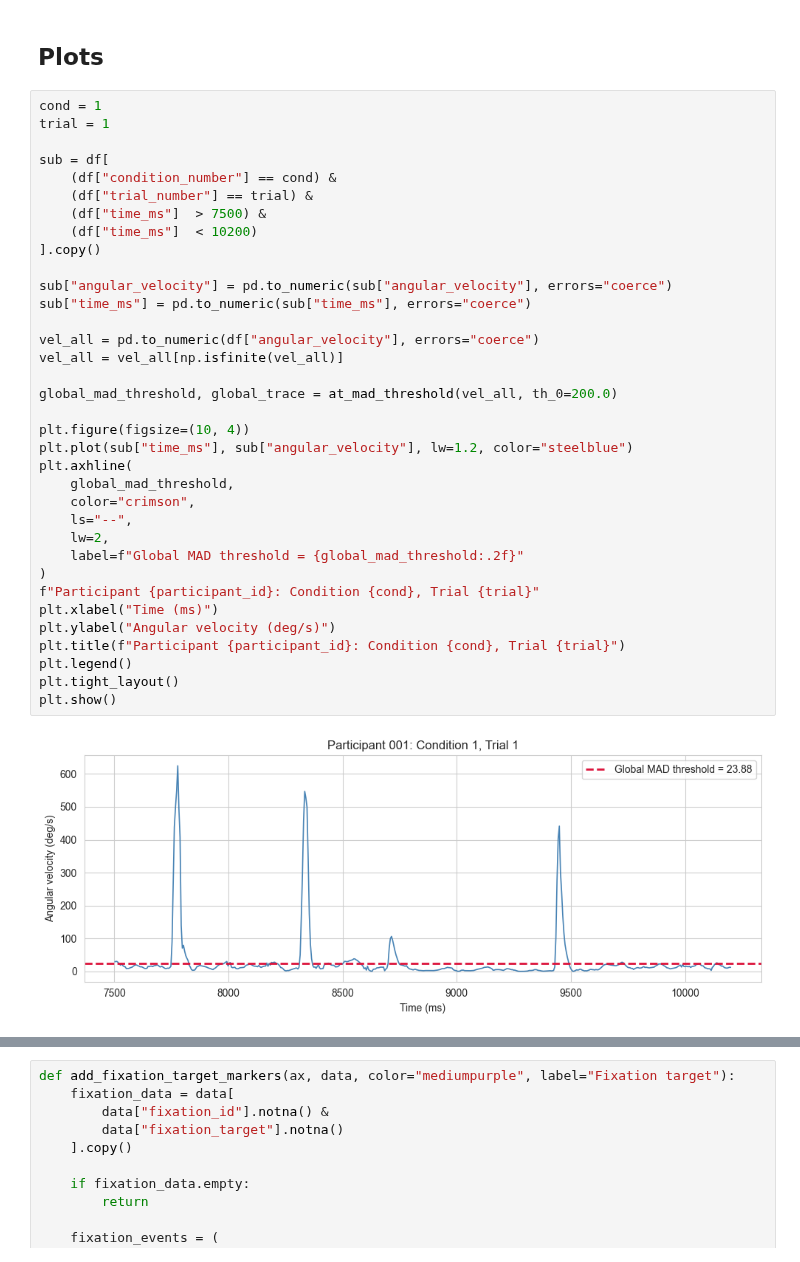
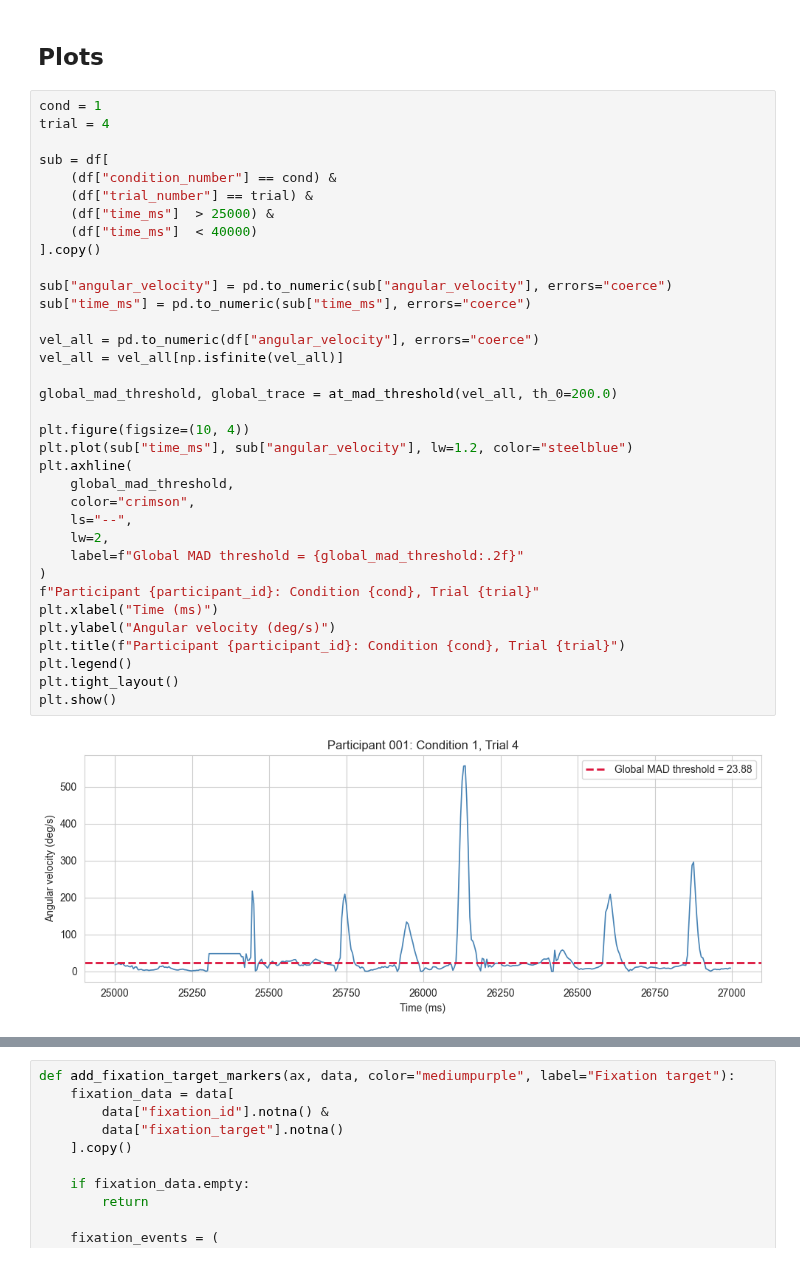
Before and after one commit to JohnMadrid/lego-vr-analysis, a Jupyter notebook: eye-classification/notebooks/lego_analysis.ipynb, the cells around one changed output, grey strips where cells are left out. Cells and saved outputs as stored; diff of their text form.

```diff
--- a/eye-classification/notebooks/lego_analysis.ipynb
+++ b/eye-classification/notebooks/lego_analysis.ipynb
@@ -1539,38 +2502,38 @@ plt.show()
 ## Plots
 # %%
 cond = 1
-trial = 1
+trial = 4
 
 sub = df[
     (df["condition_number"] == cond) &
     (df["trial_number"] == trial) &
-    (df["time_ms"]  > 7500) &
-    (df["time_ms"]  < 10200)
+    (df["time_ms"]  > 25000) &
+    (df["time_ms"]  < 40000)
 ].copy()
 
 sub["angular_velocity"] = pd.to_numeric(sub["angular_velocity"], errors="coerce")
 sub["time_ms"] = pd.to_numeric(sub["time_ms"], errors="coerce")
 
 vel_all = pd.to_numeric(df["angular_velocity"], errors="coerce")
 vel_all = vel_all[np.isfinite(vel_all)]
 
 global_mad_threshold, global_trace = at_mad_threshold(vel_all, th_0=200.0)
 
 plt.figure(figsize=(10, 4))
 plt.plot(sub["time_ms"], sub["angular_velocity"], lw=1.2, color="steelblue")
 plt.axhline(
     global_mad_threshold,
     color="crimson",
     ls="--",
     lw=2,
     label=f"Global MAD threshold = {global_mad_threshold:.2f}"
 )
 f"Participant {participant_id}: Condition {cond}, Trial {trial}"
 plt.xlabel("Time (ms)")
 plt.ylabel("Angular velocity (deg/s)")
 plt.title(f"Participant {participant_id}: Condition {cond}, Trial {trial}")
 plt.legend()
 plt.tight_layout()
 plt.show()
 # %% [output]
-[figure, old version]
+[figure, new version]
```
Also changed, not shown: parts of 32 cells of this notebook, 8 other files.
